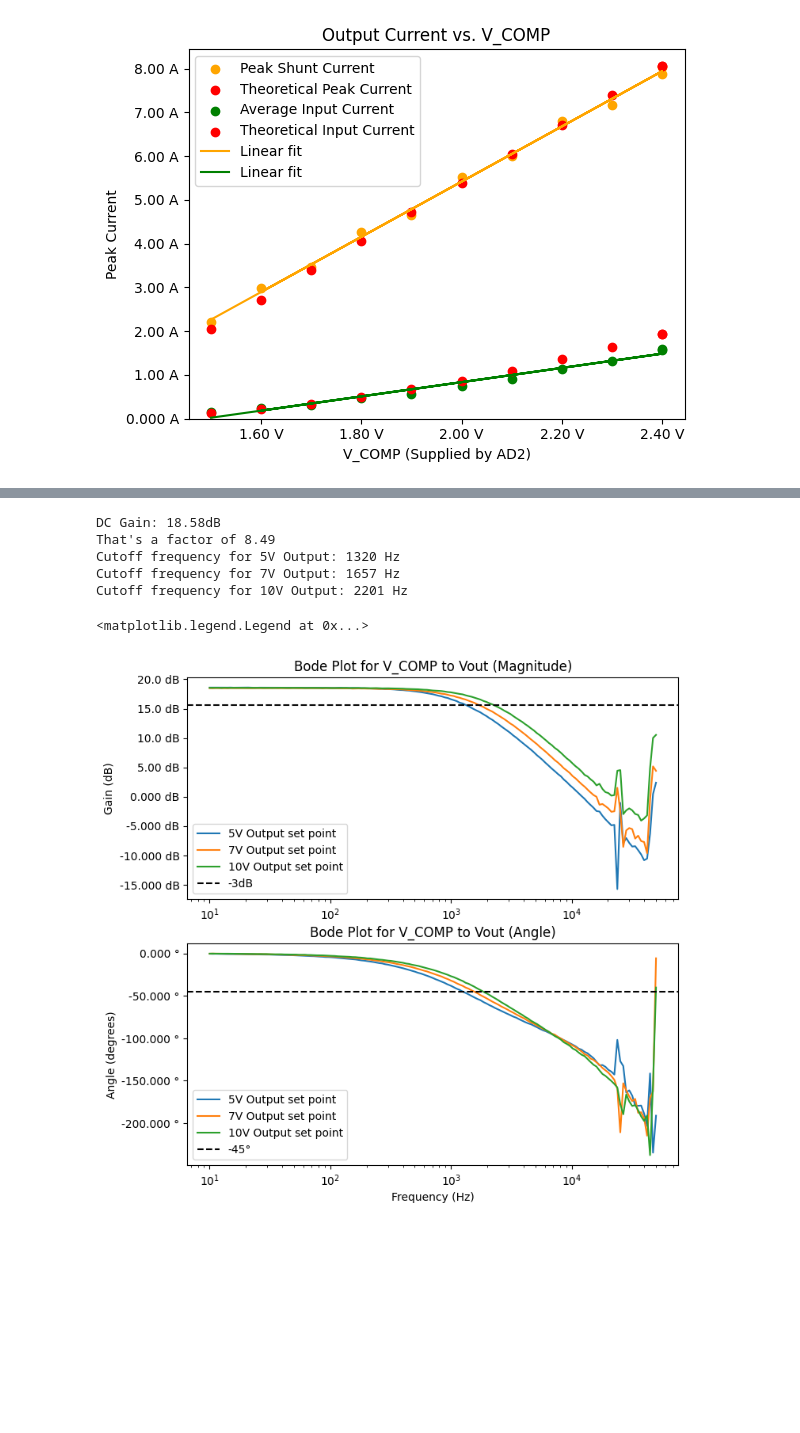
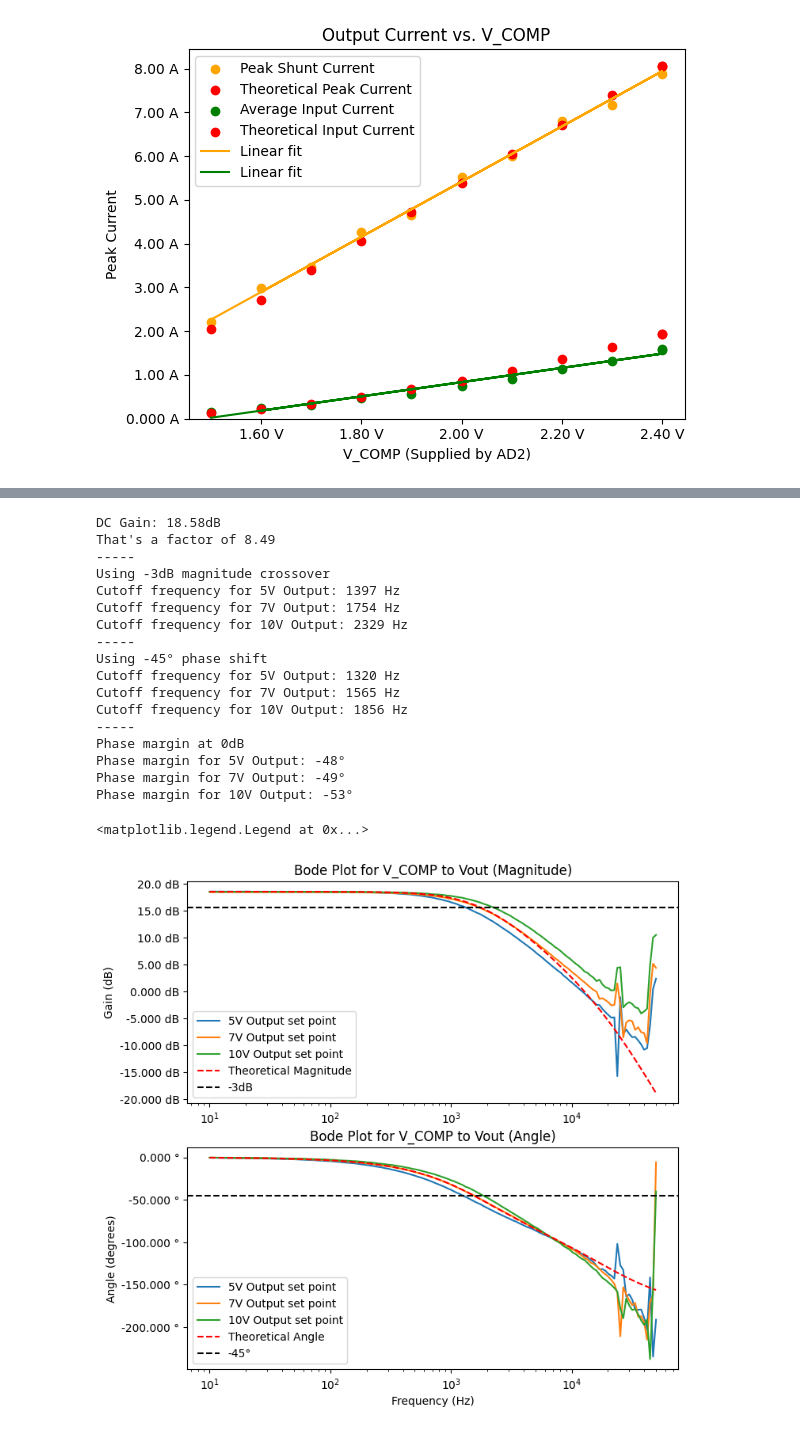
Before and after one commit to ianeyk/power-electronics, a Jupyter notebook: Lab 9/Lab9_report.ipynb, the cells around one changed output, grey strips where cells are left out. Drawn from its saved outputs; the diff is of its cells as text; code cells hidden in the pictures; blank space fills up the shorter version.

```diff
--- a/Lab 9/Lab9_report.ipynb
+++ b/Lab 9/Lab9_report.ipynb
@@ -134,36 +136,68 @@ df_dc_gain = lab9_bode_5V[(lab9_bode_5V["Frequency (Hz)"] > dc_gain_region[0]) &
 dc_gain = np.mean(df_dc_gain["Channel 2 Magnitude (dB)"])
 print(f"DC Gain: {round(dc_gain, 2)}dB")
 print(f"That's a factor of {round(10**(dc_gain / 20), 2)}")
 
 def find_crossover(x_values, y_values, y_cross_point):
-    above_x_values = x_values[y_values > y_cross_point]
-    return above_x_values.iloc[-1]
+    above_x_values = x_values[y_values < y_cross_point]
+    return above_x_values.iloc[0]
+
+print("-----")
+print("Using -3dB magnitude crossover")
 print(f"Cutoff frequency for 5V Output: {int(find_crossover(lab9_bode_5V['Frequency (Hz)'], lab9_bode_5V['Channel 2 Magnitude (dB)'], dc_gain - 3))} Hz")
 print(f"Cutoff frequency for 7V Output: {int(find_crossover(lab9_bode_7V['Frequency (Hz)'], lab9_bode_7V['Channel 2 Magnitude (dB)'], dc_gain - 3))} Hz")
 print(f"Cutoff frequency for 10V Output: {int(find_crossover(lab9_bode_10V['Frequency (Hz)'], lab9_bode_10V['Channel 2 Magnitude (dB)'], dc_gain - 3))} Hz")
+print("-----")
+print("Using -45° phase shift")
+print(f"Cutoff frequency for 5V Output: {int(find_crossover(lab9_bode_5V['Frequency (Hz)'], lab9_bode_5V['Channel 2 Phase (deg)'], -45))} Hz")
+print(f"Cutoff frequency for 7V Output: {int(find_crossover(lab9_bode_7V['Frequency (Hz)'], lab9_bode_7V['Channel 2 Phase (deg)'], -45))} Hz")
+print(f"Cutoff frequency for 10V Output: {int(find_crossover(lab9_bode_10V['Frequency (Hz)'], lab9_bode_10V['Channel 2 Phase (deg)'], -45))} Hz")
+print("-----")
+print("Phase margin at 0dB")
+print(f"Phase margin for 5V Output: {int(find_crossover(lab9_bode_5V['Channel 2 Phase (deg)'], lab9_bode_5V['Channel 2 Magnitude (dB)'], dc_gain - 3))}°")
+print(f"Phase margin for 7V Output: {int(find_crossover(lab9_bode_7V['Channel 2 Phase (deg)'], lab9_bode_7V['Channel 2 Magnitude (dB)'], dc_gain - 3))}°")
+print(f"Phase margin for 10V Output: {int(find_crossover(lab9_bode_10V['Channel 2 Phase (deg)'], lab9_bode_10V['Channel 2 Magnitude (dB)'], dc_gain - 3))}°")
+
+s = lab9_bode_5V["Frequency (Hz)"] * 1j
+G = 1 / ((s / 1.8e3) + 1) / ((s / 2e4) + 1)
+theoretical_mag = 20 * np.log10(np.abs(G)) + dc_gain
+theoretical_angle = np.rad2deg(np.angle(G))
 
 fig, (ax1, ax2) = plt.subplots(nrows = 2, ncols = 1, sharex = False, sharey = False, figsize = (8, 8))
 helper.axes_labels("", "Hz", "Gain (dB)", "dB", title = "Bode Plot for V_COMP to Vout (Magnitude)", ax = ax1)
 ax1.semilogx(lab9_bode_5V["Frequency (Hz)"], lab9_bode_5V["Channel 2 Magnitude (dB)"], linestyle = "solid", label = "5V Output set point")
 ax1.semilogx(lab9_bode_7V["Frequency (Hz)"], lab9_bode_7V["Channel 2 Magnitude (dB)"], linestyle = "solid", label = "7V Output set point")
 ax1.semilogx(lab9_bode_10V["Frequency (Hz)"], lab9_bode_10V["Channel 2 Magnitude (dB)"], linestyle = "solid", label = "10V Output set point")
+ax1.semilogx(lab9_bode_10V["Frequency (Hz)"], theoretical_mag, linestyle = "dashed", color = "red", label = "Theoretical Magnitude")
 ax1.axhline(y = dc_gain - 3, linestyle = "dashed", color = "black", label = "-3dB")
 ax1.legend(loc = "lower left")
 
 helper.axes_labels("Frequency (Hz)", "Hz", "Angle (degrees)", "°", title = "Bode Plot for V_COMP to Vout (Angle)", ax = ax2)
 # ax2.set_ylabel("Angle (°)")
 # ax2.set_xlabel("Frequency (Hz)")
 ax2.semilogx(lab9_bode_5V["Frequency (Hz)"], np.unwrap(lab9_bode_5V["Channel 2 Phase (deg)"], period = 360), linestyle = "solid", label = "5V Output set point")
 ax2.semilogx(lab9_bode_7V["Frequency (Hz)"], np.unwrap(lab9_bode_7V["Channel 2 Phase (deg)"], period = 360), linestyle = "solid", label = "7V Output set point")
 ax2.semilogx(lab9_bode_10V["Frequency (Hz)"], np.unwrap(lab9_bode_10V["Channel 2 Phase (deg)"], period = 360), linestyle = "solid", label = "10V Output set point")
+ax2.semilogx(lab9_bode_10V["Frequency (Hz)"], theoretical_angle, linestyle = "dashed", color = "red", label = "Theoretical Angle")
 ax2.axhline(y = -45, linestyle = "dashed", color = "black", label = "-45°")
 ax2.legend(loc = "lower left")
 # %% [output]
 DC Gain: 18.58dB
 That's a factor of 8.49
+-----
+Using -3dB magnitude crossover
+Cutoff frequency for 5V Output: 1397 Hz
+Cutoff frequency for 7V Output: 1754 Hz
+Cutoff frequency for 10V Output: 2329 Hz
+-----
+Using -45° phase shift
 Cutoff frequency for 5V Output: 1320 Hz
-Cutoff frequency for 7V Output: 1657 Hz
-Cutoff frequency for 10V Output: 2201 Hz
+Cutoff frequency for 7V Output: 1565 Hz
+Cutoff frequency for 10V Output: 1856 Hz
+-----
+Phase margin at 0dB
+Phase margin for 5V Output: -48°
+Phase margin for 7V Output: -49°
+Phase margin for 10V Output: -53°
 <matplotlib.legend.Legend at 0x...>
-[figure, old version]
+[figure, new version]
 # %% [markdown]
```
Also changed, not shown: parts of 4 cells of this notebook, 2 other files.
